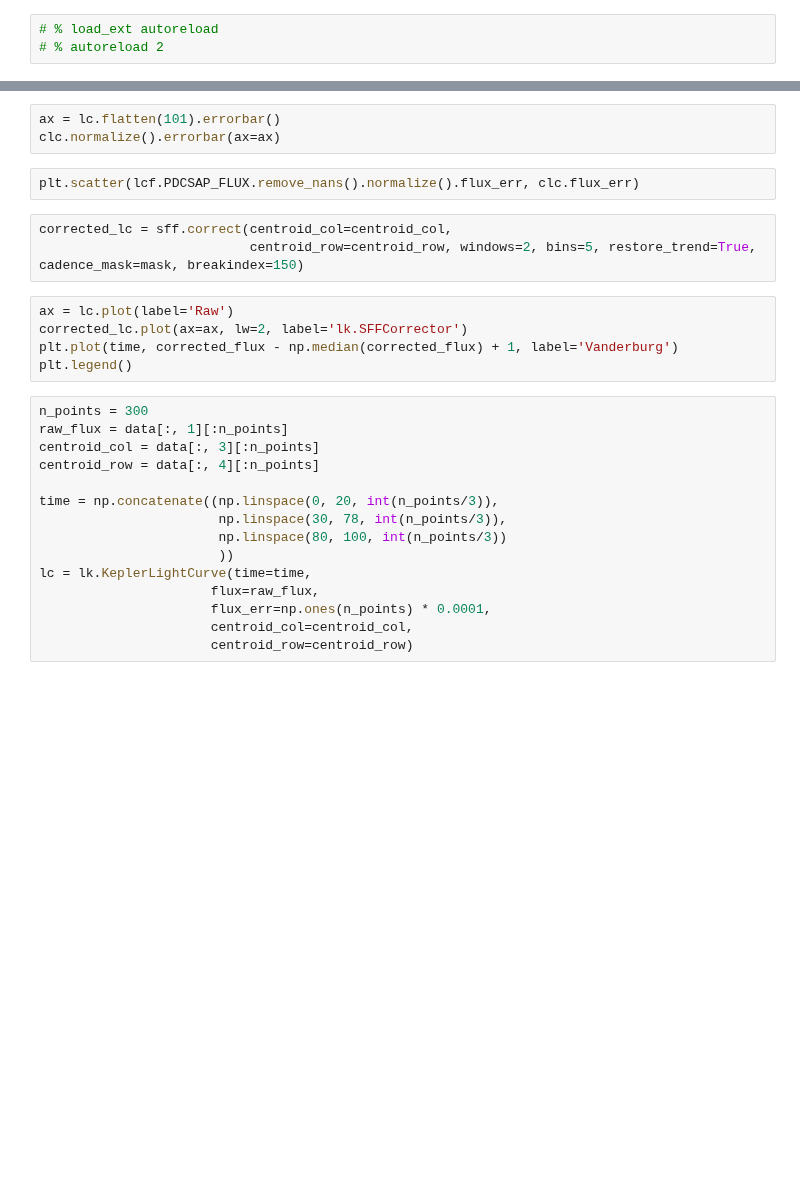
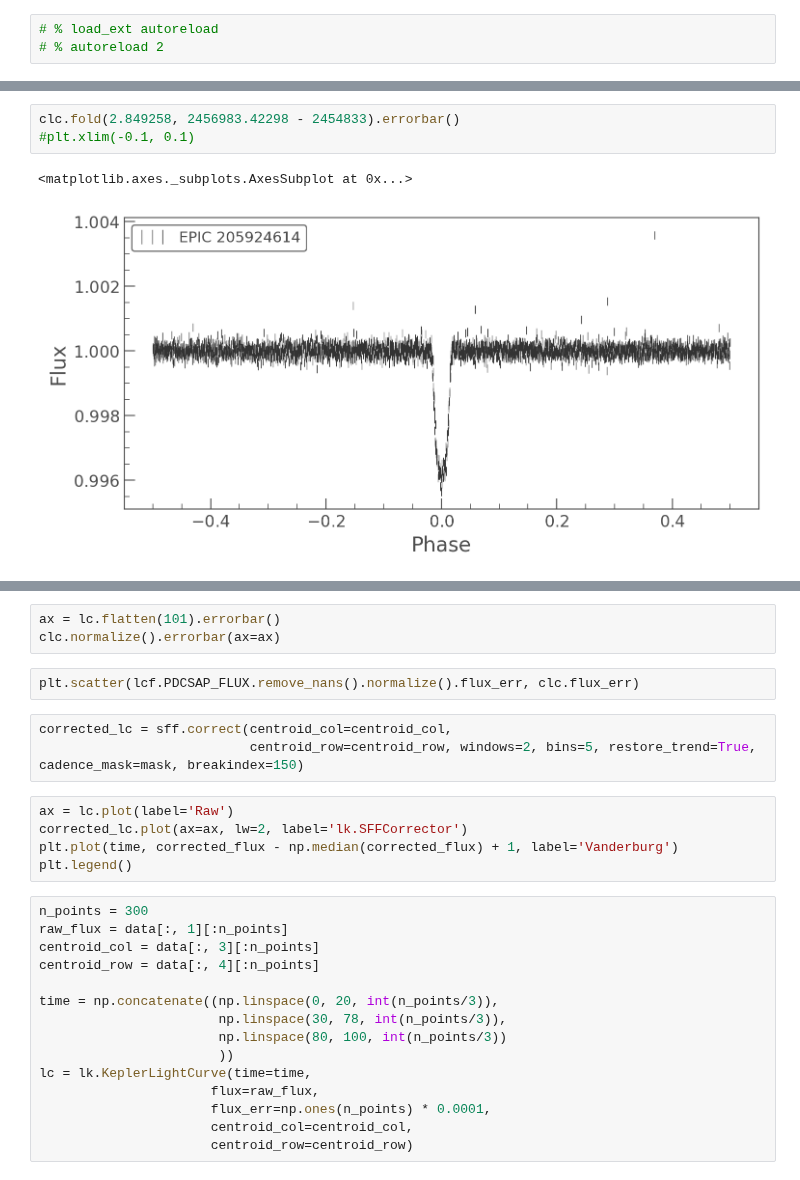
Before and after one commit to christinahedges/lightkurve, a Jupyter notebook: lightkurve/correctors/sandbox/dev.ipynb, the cells around one changed output, grey strips where cells are left out. Cells and saved outputs as stored; diff of their text form; blank space fills up the shorter version.

```diff
--- a/lightkurve/correctors/sandbox/dev.ipynb
+++ b/lightkurve/correctors/sandbox/dev.ipynb
@@ -35,0 +29,6 @@ plt.pcolormesh(sff.X[0].values.T)
+# %%
+clc.fold(2.849258, 2456983.42298 - 2454833).errorbar()
+#plt.xlim(-0.1, 0.1)
+# %% [output]
+<matplotlib.axes._subplots.AxesSubplot at 0x...>
+[figure, added]
```
Also changed, not shown: parts of 19 cells of this notebook, 2 other files.
